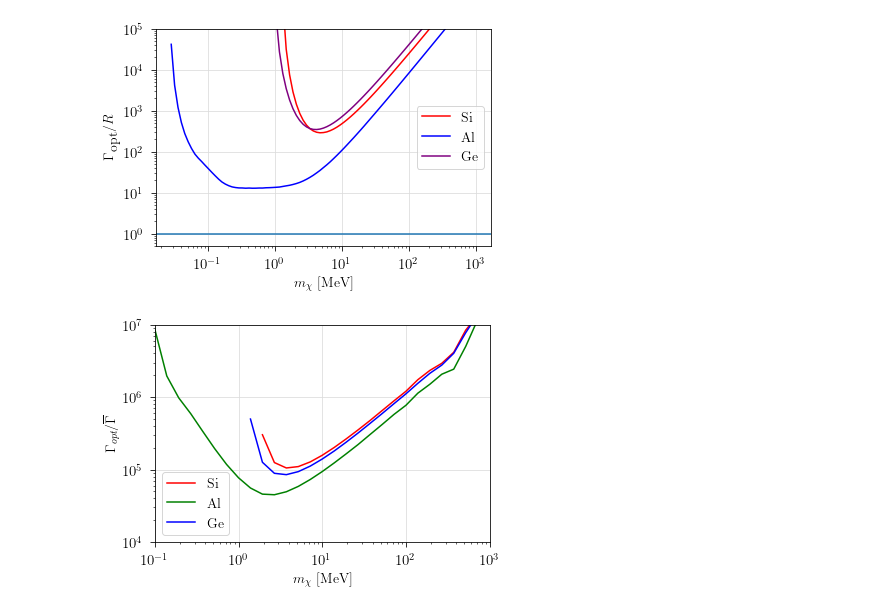
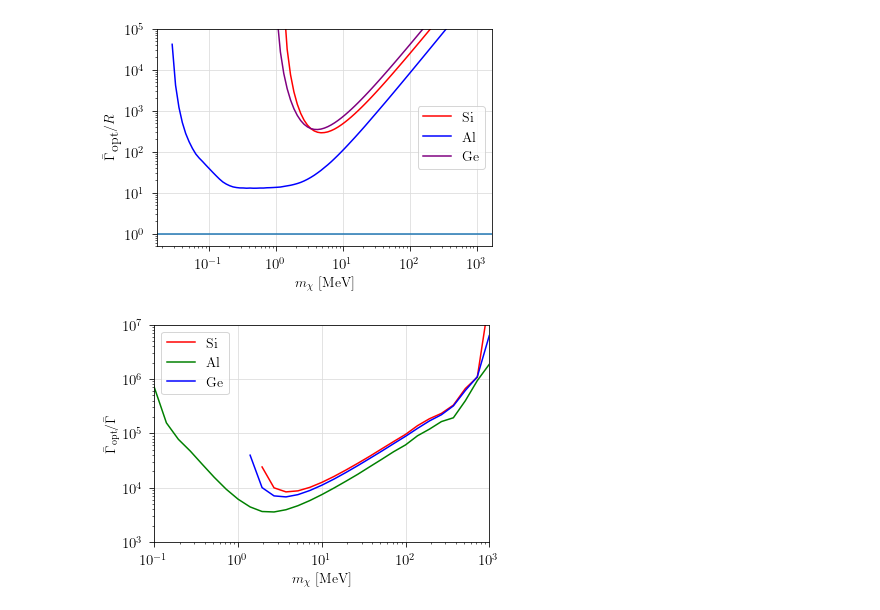
Before and after one commit to QU35T5/DarkELF, a Jupyter notebook: examples/gamma_ratio.ipynb, the cells around one changed output. Drawn from its saved outputs; the diff is of its cells as text; code cells hidden in the pictures.

```diff
--- a/examples/gamma_ratio.ipynb
+++ b/examples/gamma_ratio.ipynb
@@ -174,7 +157,7 @@ mX = np.logspace(4,9,100) #0.01 - 1000 MeV
 R_Si = []
 R_Al = []
 R_Ge = []
-R_SiO2 = []
+#R_SiO2 = []
 
 step = 0
 for x in mX:
@@ -185,12 +168,12 @@ for x in mX:
     Si.update_params(mX = x,mediator = 'massless')
     Al.update_params(mX = x,mediator = 'massless')
     Ge.update_params(mX = x,mediator = 'massless')
-    SiO2.update_params(mX = x,mediator = 'massless')
+    #SiO2.update_params(mX = x,mediator = 'massless')
 
     R_Si.append(gamma_opt(x)/Si.R_electron())
     R_Al.append(gamma_opt(x)/Al.R_electron(threshold=0.01,withscreening=True))
     R_Ge.append(gamma_opt(x)/Ge.R_electron())
-    R_SiO2.append(gamma_opt(x)/SiO2.R_electron())
+    #R_SiO2.append(gamma_opt(x)/SiO2.R_electron())
 
 mX = mX/1e6
 
@@ -199,8 +182,8 @@ plt.loglog(mX,R_Al,color='blue',label='Al')
 plt.loglog(mX,R_Ge,color='purple',label='Ge')
 #plt.loglog(mX,R_SiO2,color='green',label='SiO2')
 plt.axhline(1,0,1e4)
-plt.xlabel(r'$m_\chi \textrm{ [MeV]}$')
-plt.ylabel(r'$\Gamma_\textrm{opt}/R$')
+plt.xlabel(r'$m_\mathrm{\chi} \textrm{ [MeV]}$')
+plt.ylabel(r'$\bar{\Gamma}_\textrm{opt}/R$')
 plt.ylim([0.5,1e5])
 
 plt.legend()
@@ -235,7 +218,7 @@ yeartosec = 86400 * 365
 eVtoInvYr = eVtoInvS * yeartosec
 
 #Solid angle
-solid = 1/(2*np.pi)**3#1/(2*np.pi**2)
+solid = 1/(2*np.pi**2)#1/(2*np.pi)**3
 
 #Integral of I(w,k)ELF(w,k)
 def integrand():
@@ -296,6 +279,9 @@ plt.savefig('Ge wmin 10 eV.pdf',bbox_inches='tight')
 #print('gamma_opt/gamma_bar = ', gamma_opt(m_X)/gamma_bar())
 # %%
 #GAMMA-RATIO - MULTIPLE MATERIALS
+
+#Solid angle
+solid = 1/(2*np.pi**2)#1/(2*np.pi)**3
 
 #Integral of I(w,k)ELF(w,k)
 def Si_integrand():
@@ -336,37 +322,37 @@ for x in mX:
       step = step + 1
       clear_output(wait=True)
       print('Working... (',step,'/',len(mX),')',sep='')
 
       m_chi = x
       w_max = (v_max**2 * m_chi / 2)
       k_min = lambda w: (v_max*m_chi - np.sqrt(v_max**2 * m_chi**2 - 2 * m_chi * w))
       k_max = lambda w: (v_max*m_chi + np.sqrt(v_max**2 * m_chi**2 - 2 * m_chi * w))
 
       Si.update_params(mX = m_chi,mediator = 'massless')
       Al.update_params(mX = m_chi,mediator = 'massless')
       Ge.update_params(mX = m_chi,mediator = 'massless')
 
       Si_gamma_ratio.append(gamma_opt(m_chi)/Si_gamma_bar())
       Al_gamma_ratio.append(gamma_opt(m_chi)/Al_gamma_bar())
       Ge_gamma_ratio.append(gamma_opt(m_chi)/Ge_gamma_bar())
 
 clear_output(wait=True)
 
 mX = mX/1e6
 '''
 plt.loglog(mX,Si_gamma_ratio,color = 'red',label = 'Si')
 plt.loglog(mX,Al_gamma_ratio,color = 'green',label = 'Al')
 plt.loglog(mX,Ge_gamma_ratio,color = 'blue',label ='Ge')
-plt.xlabel(r'$m_\chi \mathrm{\; [MeV]}$')
-plt.ylabel(r'$\Gamma_{opt}/\overline{\Gamma}$')
+plt.xlabel(r'$m_\mathrm{\chi} \mathrm{\; [MeV]}$')
+plt.ylabel(r'$\bar{\Gamma}_{\mathrm{opt}}/\bar{\Gamma}$')
 plt.legend()
 plt.grid(color='gainsboro')
 plt.xlim([1e-1,1e3])
-plt.ylim([1e4,1e7])
+plt.ylim([1e3,1e7])
 plt.show
 plt.savefig('figures/Si 4,7eV Ge 3,6eV Al 10 meV 50 steps.pdf',bbox_inches='tight')
 # %% [output]
-[figure, old version]
+[figure, new version]
 # %%
 #ELF CONTOUR PLOT
 
```
Also changed, not shown: parts of 2 cells of this notebook, 2 other files.
